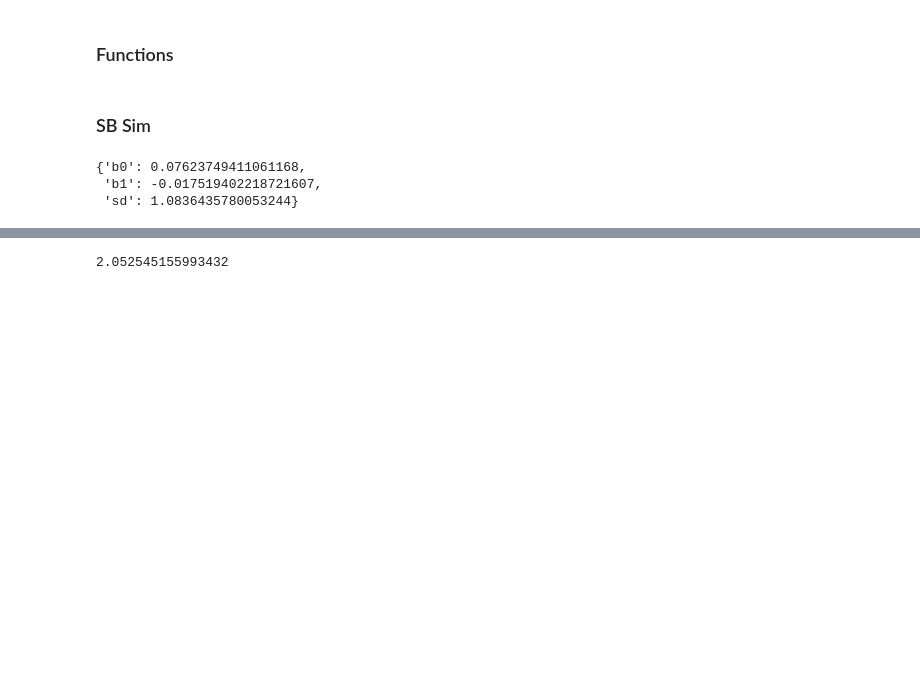
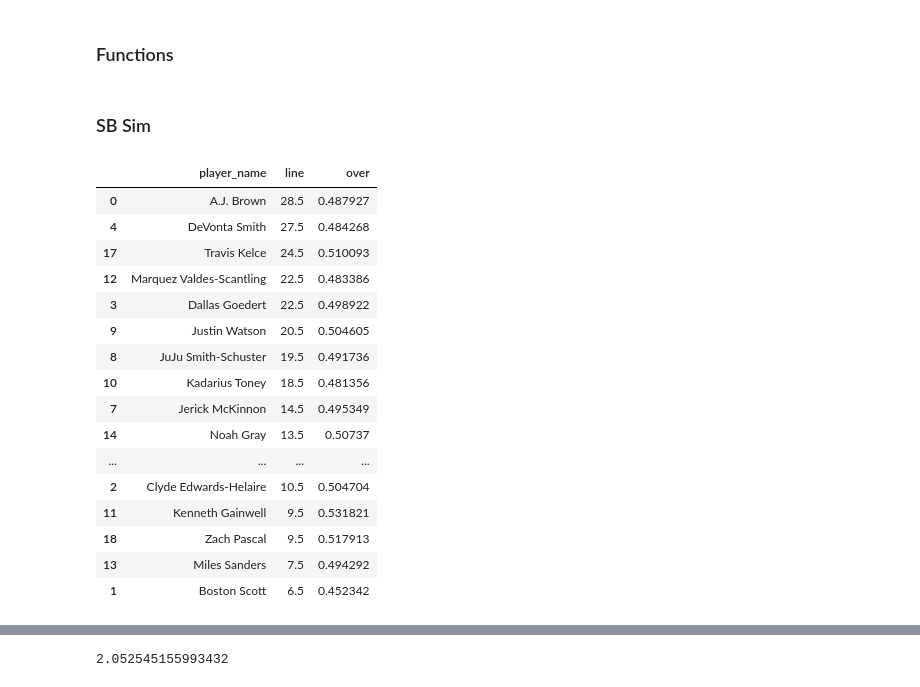
Before and after one commit to masonyahrFD/super_bowl_props, a Jupyter notebook: markets/longest_reception.ipynb, the cells around one changed output, grey strips where cells are left out. Saved outputs shown, nothing was run; the diff lists cells and outputs as text; code cells hidden in the pictures; blank space fills up the shorter version.

```diff
--- a/markets/longest_reception.ipynb
+++ b/markets/longest_reception.ipynb
@@ -539,11 +536,5 @@ for sb_plr in sb_plrs:
 
 sb_plrs_dict = {x["player_name"]:x for x in sb_plrs}
-# %%
-sb_plrs_dict["Justin Watson"]["yards_ratio_betas"]
-# %% [output]
-{'b0': 0.07623749411061168,
- 'b1': -0.017519402218721607,
- 'sd': 1.0836435780053244}
 # %%
 # compute cholesky decomp
 n_sims = 10_000
@@ -607,6 +598,60 @@ for i in tqdm(range(len(sb_plrs))):
     sim_results.append(plr_sim)
 
 sim_results = pd.concat(sim_results,axis=0)
+# %%
+grid = pd.concat(
+    [pd.DataFrame({"player_id":x,'simId':y},index=[0])
+    for x in sim_results.player_id.unique()
+    for y in sim_results.simId.unique()],
+    axis=0)
+player_df = sim_results[["player_id", "player_name"]].drop_duplicates().copy()
+
+df = grid.merge(player_df, on = ["player_id"])\
+    .merge(sim_results.drop("player_name", axis=1), on = ["player_id", "simId"], how = "outer").fillna(0)
+df.to_csv("../data/longest_rec_sims_20230212.csv",index=False)
+
+df = df.groupby(["player_id", "player_name", "simId"]).agg({'rec_yards':'max'}).reset_index().rename(columns={"rec_yards":"longest_rec"})
+
+df["line1"] = df.groupby(["player_id"])["longest_rec"].transform("median") - 0.5
+df["line2"] = df.groupby(["player_id"])["longest_rec"].transform("median") + 0.5
+df["over1"] = (df["longest_rec"] > df["line1"]).astype(int)
+df["over2"] = (df["longest_rec"] > df["line2"]).astype(int)
+
+df_agg = df.groupby("player_name").agg({"line1":"mean","over1":"mean", "line2":"mean","over2":"mean"})\
+    .reset_index().sort_values("line1",ascending=False)
+df_agg["diff1"] = np.abs(0.5 - df_agg["over1"])
+df_agg["diff2"] = np.abs(0.5 - df_agg["over2"])
+
+x = []
+for ix, row in df_agg.iterrows():
+    if row["diff1"] < row["diff2"]:
+        xx = pd.DataFrame(row[["player_name", "line1", "over1"]]).T.rename(columns={"line1":"line", "over1":"over"})
+        #xx.columns = ["player_name", "line", "over"]
+    else:
+        xx = pd.DataFrame(row[["player_name", "line2", "over2"]]).T.rename(columns={"line2":"line", "over2":"over"})
+        #xx.columns = ["player_name", "line", "over"]
+    x.append(xx)
+
+pd.concat(x, axis=0)
+#pd.concat([pd.DataFrame(x).T for x in x],axis=0)
+# %% [output]
+|  | player_name | line | over |
+| 0 | A.J. Brown | 28.5 | 0.487927 |
+| 4 | DeVonta Smith | 27.5 | 0.484268 |
+| 17 | Travis Kelce | 24.5 | 0.510093 |
+| 12 | Marquez Valdes-Scantling | 22.5 | 0.483386 |
+| 3 | Dallas Goedert | 22.5 | 0.498922 |
+| 9 | Justin Watson | 20.5 | 0.504605 |
+| 8 | JuJu Smith-Schuster | 19.5 | 0.491736 |
+| 10 | Kadarius Toney | 18.5 | 0.481356 |
+| 7 | Jerick McKinnon | 14.5 | 0.495349 |
+| 14 | Noah Gray | 13.5 | 0.50737 |
+| ... | ... | ... | ... |
+| 2 | Clyde Edwards-Helaire | 10.5 | 0.504704 |
+| 11 | Kenneth Gainwell | 9.5 | 0.531821 |
+| 18 | Zach Pascal | 9.5 | 0.517913 |
+| 13 | Miles Sanders | 7.5 | 0.494292 |
+| 1 | Boston Scott | 6.5 | 0.452342 |
 # %%
 sim_results_summary = sim_results\
     .merge(
```
Also changed, not shown: parts of 5 cells of this notebook, 1 other file.
